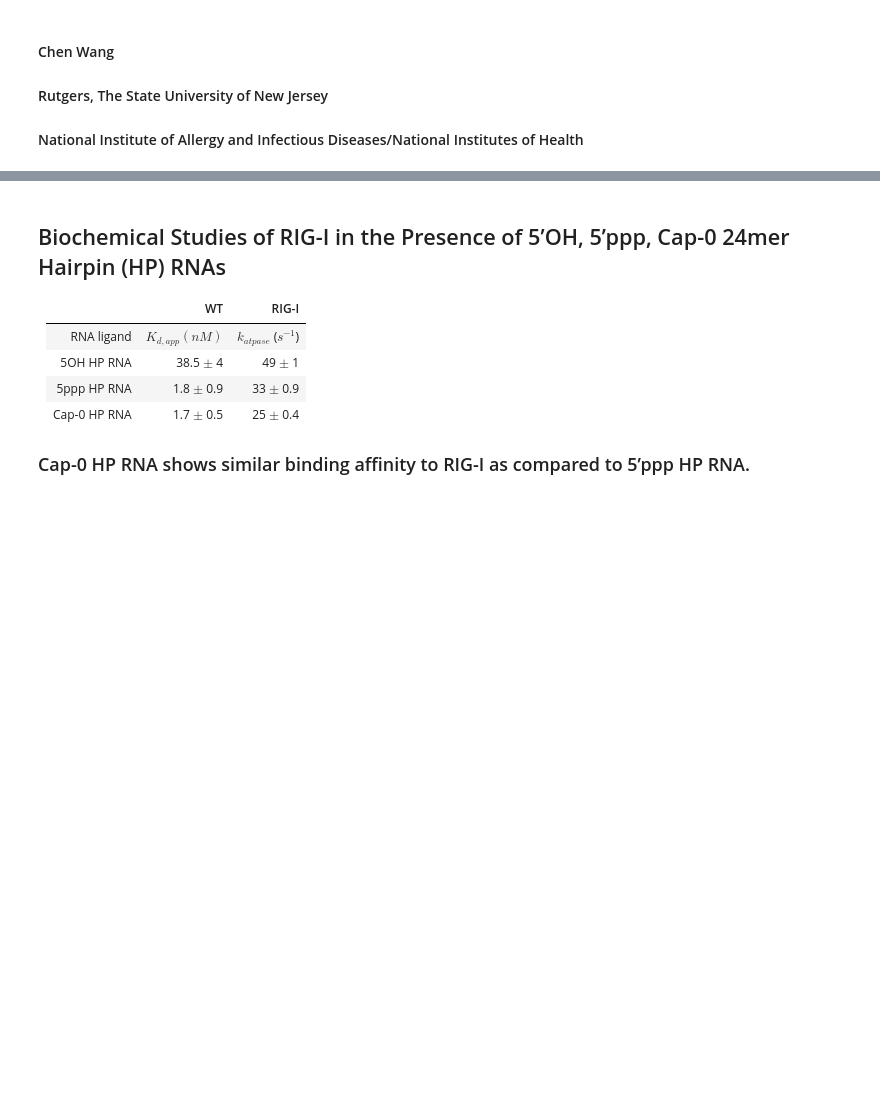
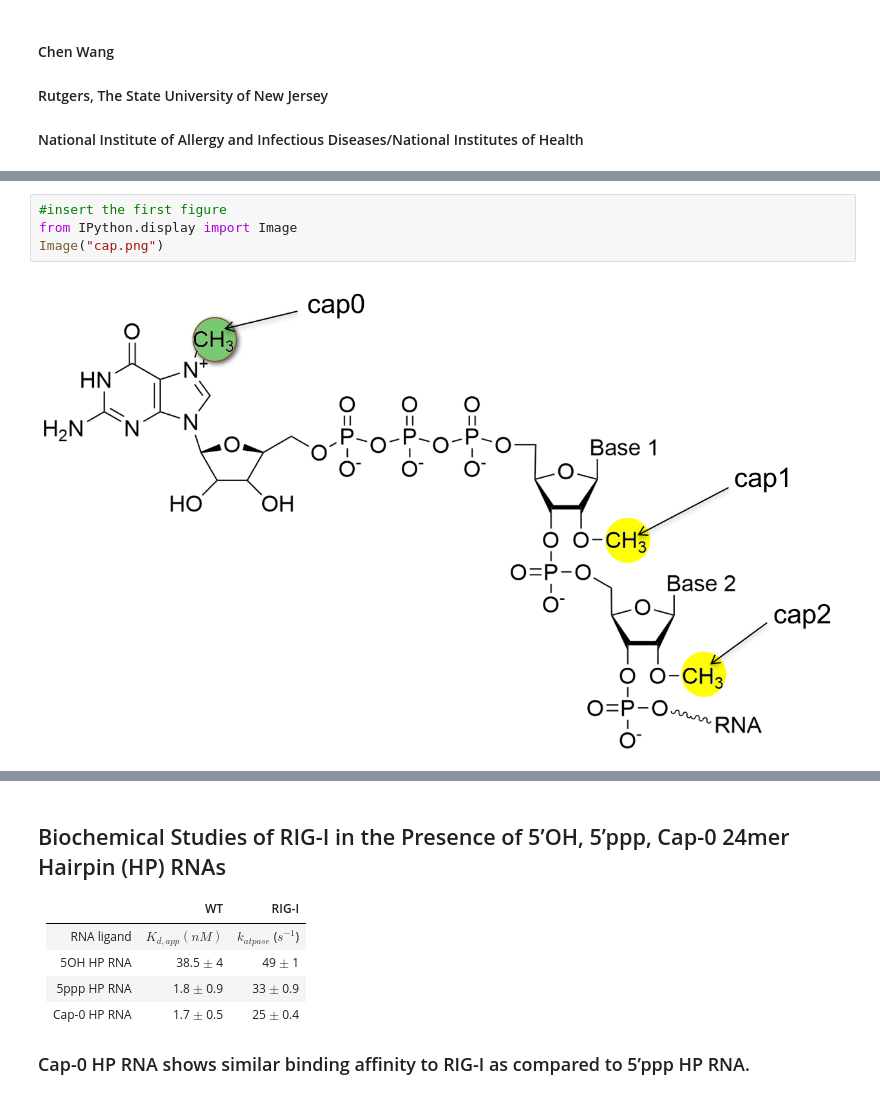
Before and after one commit to BIOF309/10-final-project-beyfea, a Jupyter notebook: Final Project.ipynb, the cells around one changed output, grey strips where cells are left out. Drawn from its saved outputs; the diff is of its cells as text; blank space fills up the shorter version.

```diff
--- a/Final Project.ipynb
+++ b/Final Project.ipynb
@@ -6,0 +35,6 @@
+# %%
+#insert the first figure
+from IPython.display import Image
+Image("cap.png")
+# %% [output]
+[figure, added]
```
Also changed, not shown: parts of 4 cells of this notebook, 1 other file.
